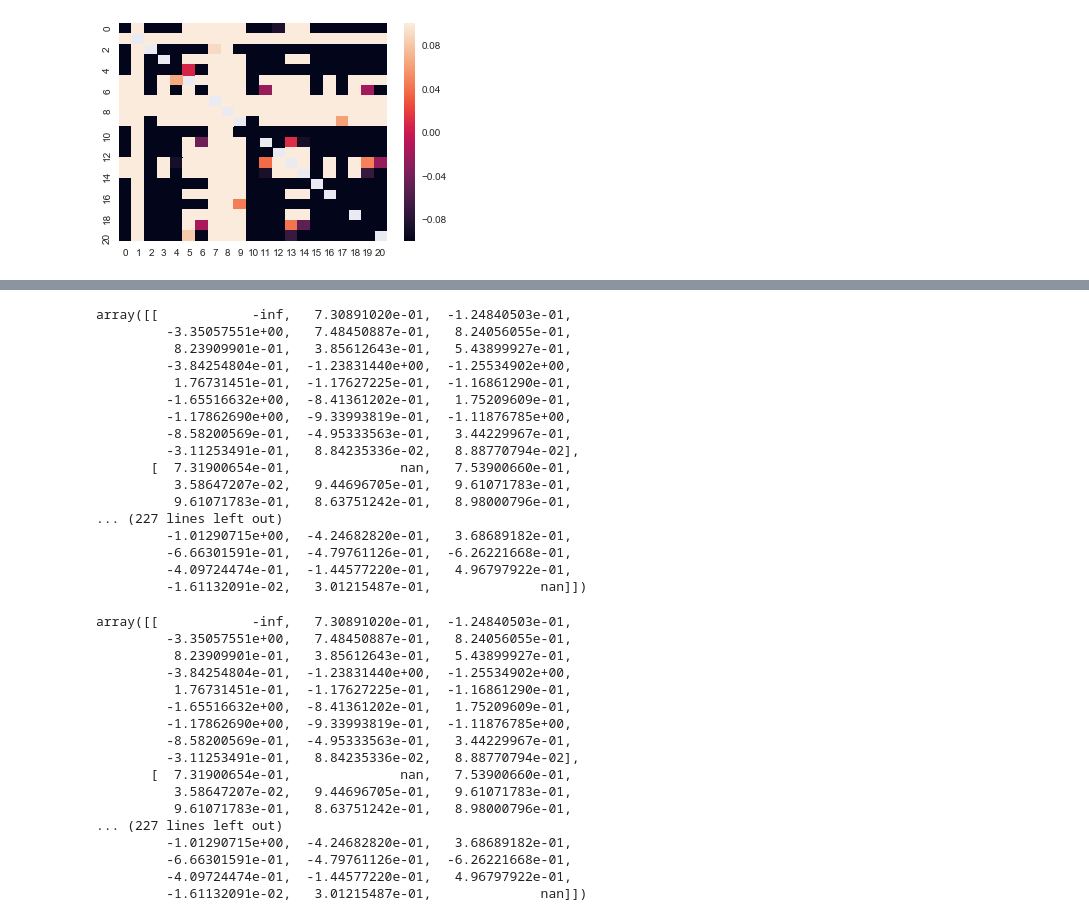
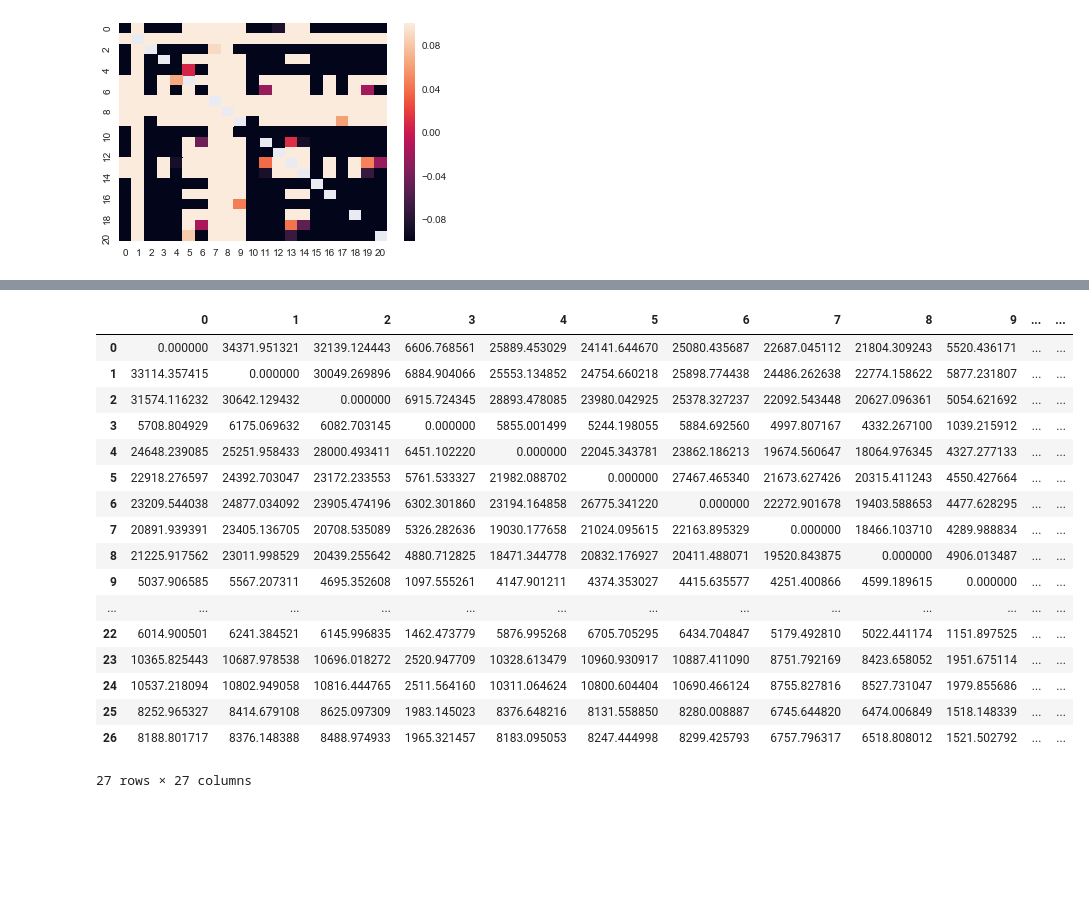
Before and after one commit to jbremz/human_mob, a Jupyter notebook: Notebooks/Ilaria's Log/Week 14.ipynb, the cells around one changed output, grey strips where cells are left out. Cells and saved outputs as stored; diff of their text form; code cells hidden in the pictures; blank space fills up the shorter version.

```diff
--- a/Notebooks/Ilaria's Log/Week 14.ipynb
+++ b/Notebooks/Ilaria's Log/Week 14.ipynb
@@ -84,40 +76,23 @@ plt.show()
-# %%
-epsilon_matrix(combined, clustered)
-# %% [output]
-array([[            -inf,   7.30891020e-01,  -1.24840503e-01,
-         -3.35057551e+00,   7.48450887e-01,   8.24056055e-01,
-          8.23909901e-01,   3.85612643e-01,   5.43899927e-01,
-         -3.84254804e-01,  -1.23831440e+00,  -1.25534902e+00,
-          1.76731451e-01,  -1.17627225e-01,  -1.16861290e-01,
-         -1.65516632e+00,  -8.41361202e-01,   1.75209609e-01,
-         -1.17862690e+00,  -9.33993819e-01,  -1.11876785e+00,
-         -8.58200569e-01,  -4.95333563e-01,   3.44229967e-01,
-         -3.11253491e-01,   8.84235336e-02,   8.88770794e-02],
-       [  7.31900654e-01,              nan,   7.53900660e-01,
-          3.58647207e-02,   9.44696705e-01,   9.61071783e-01,
-          9.61071783e-01,   8.63751242e-01,   8.98000796e-01,
-... (227 lines left out)
-         -1.01290715e+00,  -4.24682820e-01,   3.68689182e-01,
-         -6.66301591e-01,  -4.79761126e-01,  -6.26221668e-01,
-         -4.09724474e-01,  -1.44577220e-01,   4.96797922e-01,
-         -1.61132091e-02,   3.01215487e-01,              nan]])
-# %%
-epsilon
-# %% [output]
-array([[            -inf,   7.30891020e-01,  -1.24840503e-01,
-         -3.35057551e+00,   7.48450887e-01,   8.24056055e-01,
-          8.23909901e-01,   3.85612643e-01,   5.43899927e-01,
-         -3.84254804e-01,  -1.23831440e+00,  -1.25534902e+00,
-          1.76731451e-01,  -1.17627225e-01,  -1.16861290e-01,
-         -1.65516632e+00,  -8.41361202e-01,   1.75209609e-01,
-         -1.17862690e+00,  -9.33993819e-01,  -1.11876785e+00,
-         -8.58200569e-01,  -4.95333563e-01,   3.44229967e-01,
-         -3.11253491e-01,   8.84235336e-02,   8.88770794e-02],
-       [  7.31900654e-01,              nan,   7.53900660e-01,
-          3.58647207e-02,   9.44696705e-01,   9.61071783e-01,
-          9.61071783e-01,   8.63751242e-01,   8.98000796e-01,
-... (227 lines left out)
-         -1.01290715e+00,  -4.24682820e-01,   3.68689182e-01,
-         -6.66301591e-01,  -4.79761126e-01,  -6.26221668e-01,
-         -4.09724474e-01,  -1.44577220e-01,   4.96797922e-01,
-         -1.61132091e-02,   3.01215487e-01,              nan]])
+# %%
+matrix_df = pandas.DataFrame(eps_scale.gravity_ODM(lon_df, 5000, 2))
+# %%
+matrix_df.()
+# %% [output]
+|  | 0 | 1 | 2 | 3 | 4 | 5 | 6 | 7 | 8 | 9 | ... | ... |
+| 0 | 0.000000 | 34371.951321 | 32139.124443 | 6606.768561 | 25889.453029 | 24141.644670 | 25080.435687 | 22687.045112 | 21804.309243 | 5520.436171 | ... | ... |
+| 1 | 33114.357415 | 0.000000 | 30049.269896 | 6884.904066 | 25553.134852 | 24754.660218 | 25898.774438 | 24486.262638 | 22774.158622 | 5877.231807 | ... | ... |
+| 2 | 31574.116232 | 30642.129432 | 0.000000 | 6915.724345 | 28893.478085 | 23980.042925 | 25378.327237 | 22092.543448 | 20627.096361 | 5054.621692 | ... | ... |
+| 3 | 5708.804929 | 6175.069632 | 6082.703145 | 0.000000 | 5855.001499 | 5244.198055 | 5884.692560 | 4997.807167 | 4332.267100 | 1039.215912 | ... | ... |
+| 4 | 24648.239085 | 25251.958433 | 28000.493411 | 6451.102220 | 0.000000 | 22045.343781 | 23862.186213 | 19674.560647 | 18064.976345 | 4327.277133 | ... | ... |
+| 5 | 22918.276597 | 24392.703047 | 23172.233553 | 5761.533327 | 21982.088702 | 0.000000 | 27467.465340 | 21673.627426 | 20315.411243 | 4550.427664 | ... | ... |
+| 6 | 23209.544038 | 24877.034092 | 23905.474196 | 6302.301860 | 23194.164858 | 26775.341220 | 0.000000 | 22272.901678 | 19403.588653 | 4477.628295 | ... | ... |
+| 7 | 20891.939391 | 23405.136705 | 20708.535089 | 5326.282636 | 19030.177658 | 21024.095615 | 22163.895329 | 0.000000 | 18466.103710 | 4289.988834 | ... | ... |
+| 8 | 21225.917562 | 23011.998529 | 20439.255642 | 4880.712825 | 18471.344778 | 20832.176927 | 20411.488071 | 19520.843875 | 0.000000 | 4906.013487 | ... | ... |
+| 9 | 5037.906585 | 5567.207311 | 4695.352608 | 1097.555261 | 4147.901211 | 4374.353027 | 4415.635577 | 4251.400866 | 4599.189615 | 0.000000 | ... | ... |
+| ... | ... | ... | ... | ... | ... | ... | ... | ... | ... | ... | ... | ... |
+| 22 | 6014.900501 | 6241.384521 | 6145.996835 | 1462.473779 | 5876.995268 | 6705.705295 | 6434.704847 | 5179.492810 | 5022.441174 | 1151.897525 | ... | ... |
+| 23 | 10365.825443 | 10687.978538 | 10696.018272 | 2520.947709 | 10328.613479 | 10960.930917 | 10887.411090 | 8751.792169 | 8423.658052 | 1951.675114 | ... | ... |
+| 24 | 10537.218094 | 10802.949058 | 10816.444765 | 2511.564160 | 10311.064624 | 10800.604404 | 10690.466124 | 8755.827816 | 8527.731047 | 1979.855686 | ... | ... |
+| 25 | 8252.965327 | 8414.679108 | 8625.097309 | 1983.145023 | 8376.648216 | 8131.558850 | 8280.008887 | 6745.644820 | 6474.006849 | 1518.148339 | ... | ... |
+| 26 | 8188.801717 | 8376.148388 | 8488.974933 | 1965.321457 | 8183.095053 | 8247.444998 | 8299.425793 | 6757.796317 | 6518.808012 | 1521.502792 | ... | ... |
+27 rows × 27 columns
```
Also changed, not shown: parts of 3 cells of this notebook.
